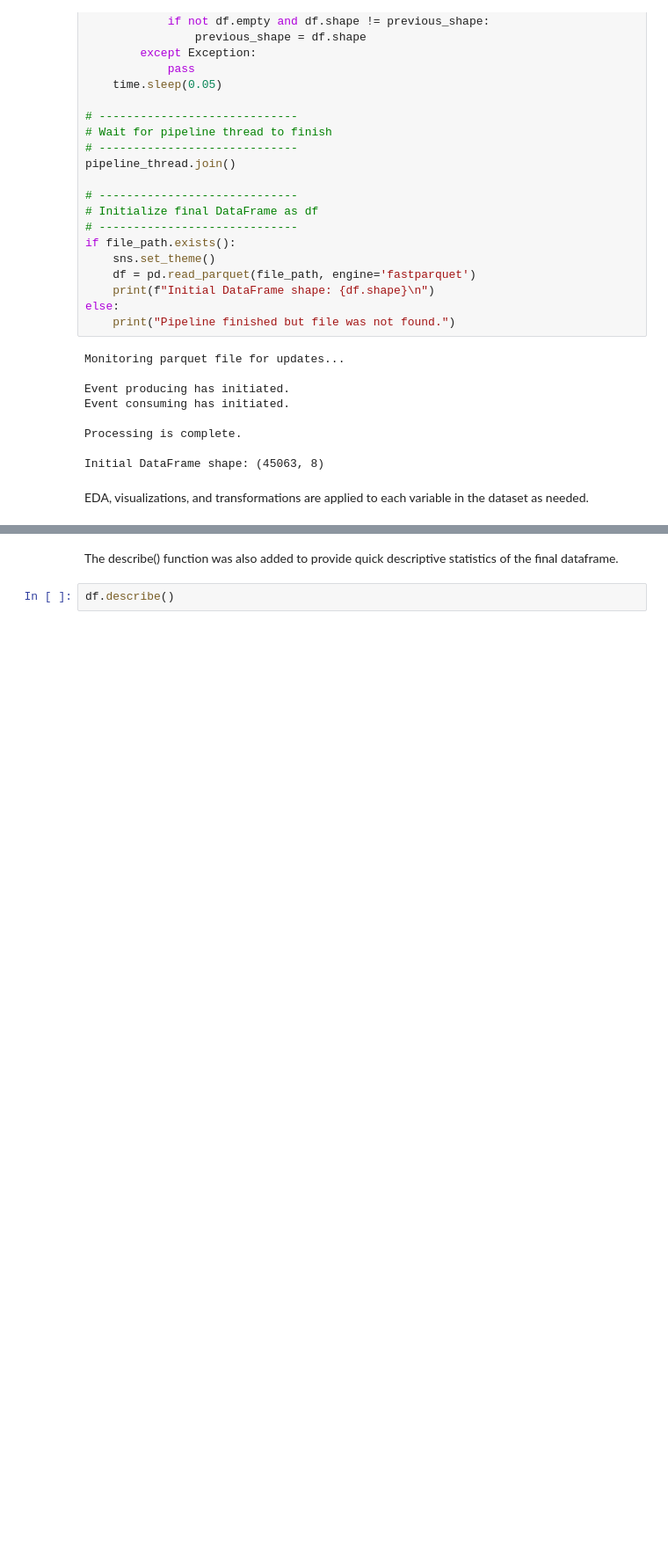
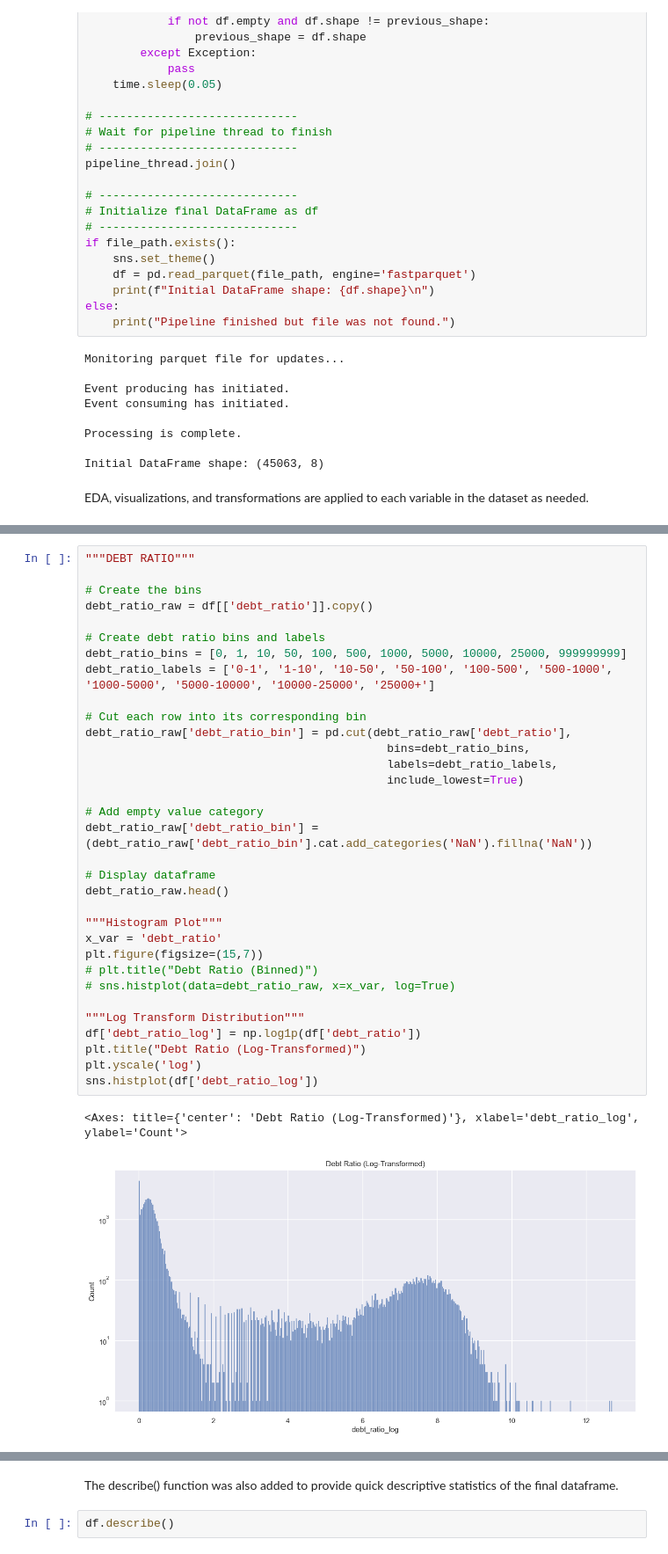
Before and after one commit to PESIII23/real-time-credit-risk-simulation, a Jupyter notebook: src/notebooks/credit_risk_analysis.ipynb, the cells around one changed output, grey strips where cells are left out. Shown at 88% size. Saved outputs shown, nothing was run; the diff lists cells and outputs as text; blank space fills up the shorter version.

```diff
--- a/src/notebooks/credit_risk_analysis.ipynb
+++ b/src/notebooks/credit_risk_analysis.ipynb
@@ -152,3 +153,39 @@ sns.histplot(df['monthly_revenue_log'])
+# %%
+"""DEBT RATIO"""
+
+# Create the bins
+debt_ratio_raw = df[['debt_ratio']].copy()
+
+# Create debt ratio bins and labels
+debt_ratio_bins = [0, 1, 10, 50, 100, 500, 1000, 5000, 10000, 25000, 999999999]
+debt_ratio_labels = ['0-1', '1-10', '10-50', '50-100', '100-500', '500-1000', '1000-5000', '5000-10000', '10000-25000', '25000+']
+
+# Cut each row into its corresponding bin
+debt_ratio_raw['debt_ratio_bin'] = pd.cut(debt_ratio_raw['debt_ratio'],
+                                            bins=debt_ratio_bins,
+                                            labels=debt_ratio_labels,
+                                            include_lowest=True)
+
+# Add empty value category
+debt_ratio_raw['debt_ratio_bin'] = (debt_ratio_raw['debt_ratio_bin'].cat.add_categories('NaN').fillna('NaN'))
+
+# Display dataframe
+debt_ratio_raw.head()
+
+"""Histogram Plot"""
+x_var = 'debt_ratio'
+plt.figure(figsize=(15,7))
+# plt.title("Debt Ratio (Binned)")
+# sns.histplot(data=debt_ratio_raw, x=x_var, log=True)
+
+"""Log Transform Distribution"""
+df['debt_ratio_log'] = np.log1p(df['debt_ratio'])
+plt.title("Debt Ratio (Log-Transformed)")
+plt.yscale('log')
+sns.histplot(df['debt_ratio_log'])
+# %% [output]
+<Axes: title={'center': 'Debt Ratio (Log-Transformed)'}, xlabel='debt_ratio_log', ylabel='Count'>
+[figure, added]
 # %%
 """Seaborn and Line Plots"""
 # plt.figure(figsize=(16,6))
```
Also changed, not shown: parts of 3 cells of this notebook.
